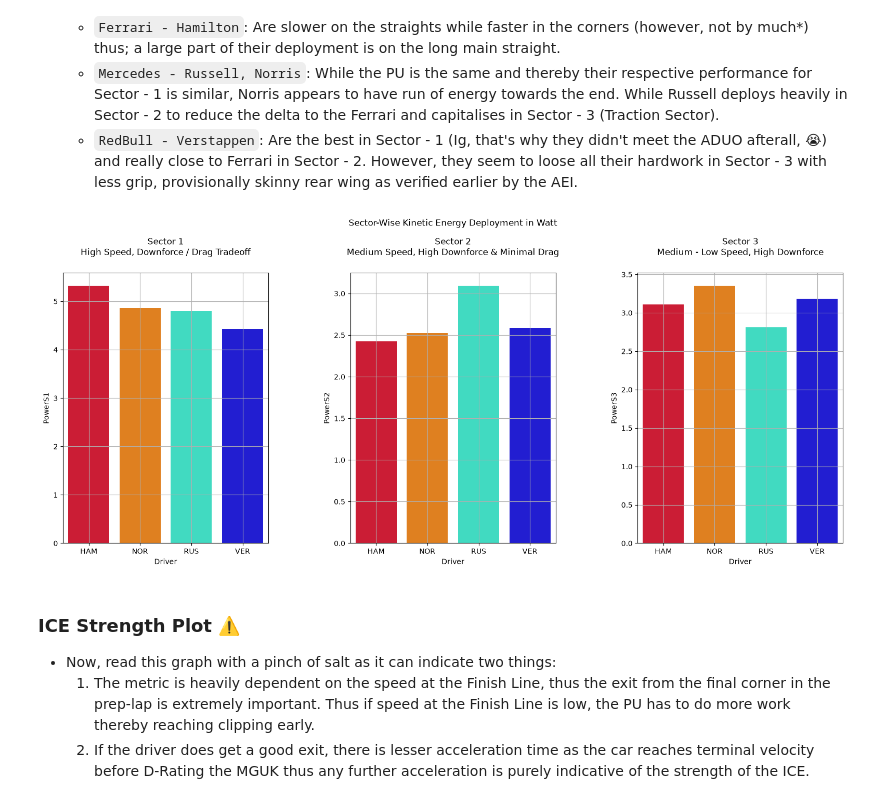
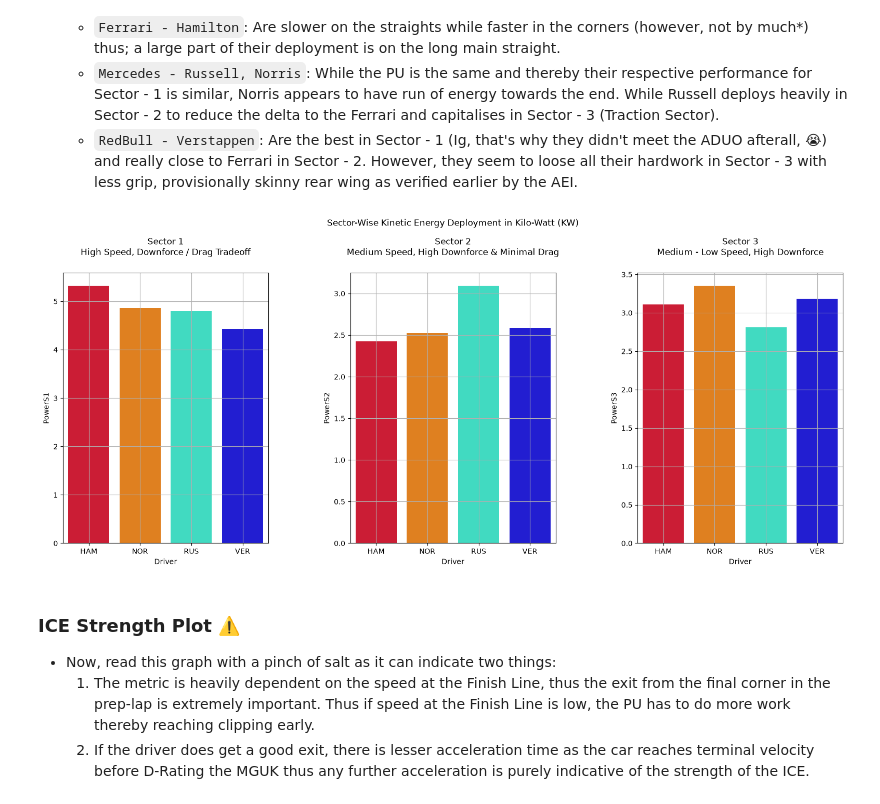
Before and after one commit to anilhimam17/Racing-all-Along, a Jupyter notebook: F1/notebooks/race_debriefs_2026/barcelona_quali.ipynb, the cells around one changed output. Saved outputs shown, nothing was run; the diff lists cells and outputs as text; code cells hidden in the pictures.

```diff
--- a/F1/notebooks/race_debriefs_2026/barcelona_quali.ipynb
+++ b/F1/notebooks/race_debriefs_2026/barcelona_quali.ipynb
@@ -394,18 +394,18 @@ plt.show()
 # %%
 power_fig = data_vis.create_bar_plots(
     nrows=1,
     ncols=3,
     figsize=(25, 8),
     data=fastest_quali_laps,
     hue="Driver",
     plot_kind="power"
 )
 
-power_fig.suptitle("Sector-Wise Kinetic Energy Deployment in Watt")
+power_fig.suptitle("Sector-Wise Kinetic Energy Deployment in Kilo-Watt (KW)")
 plt.subplots_adjust(left=0.2, right=0.8, bottom=0.2, top=0.85, wspace=0.4)
 plt.show()
 # %% [output]
-[figure, old version]
+[figure, new version]
 # %% [markdown]
 ### ICE Strength Plot ⚠️
 - Now, read this graph with a pinch of salt as it can indicate two things:
```
Also changed, not shown: parts of 1 cell of this notebook.
